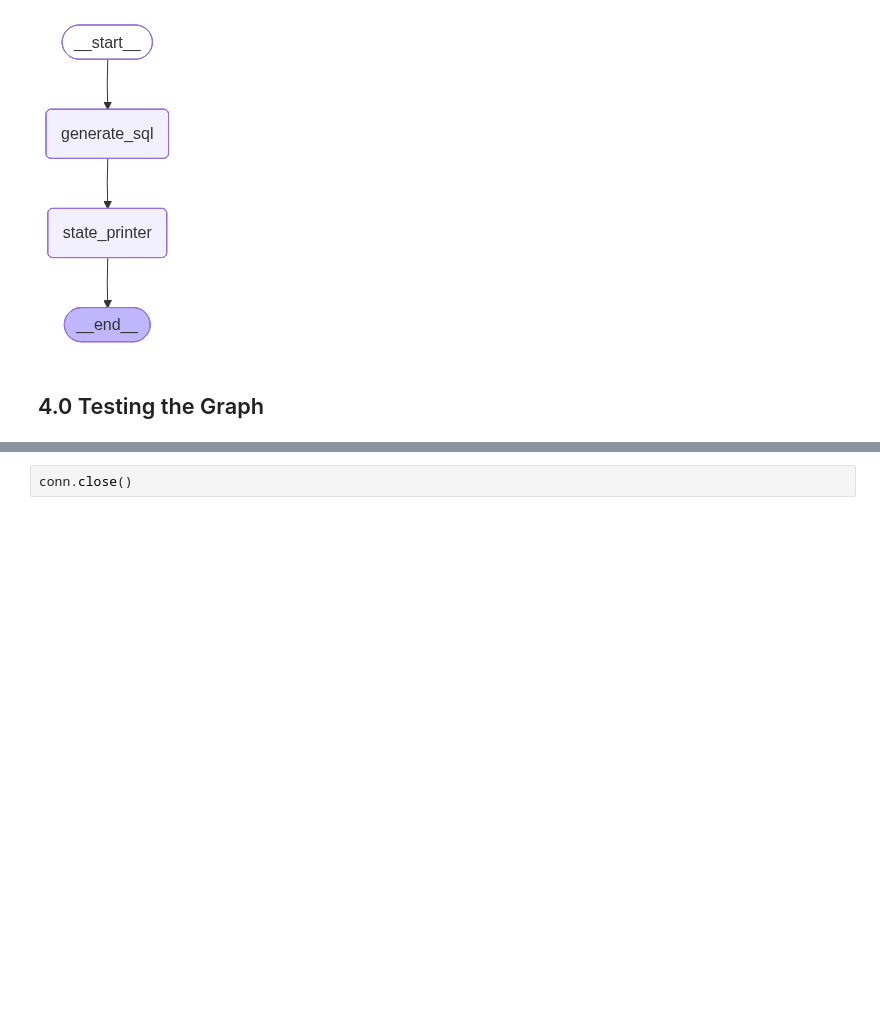
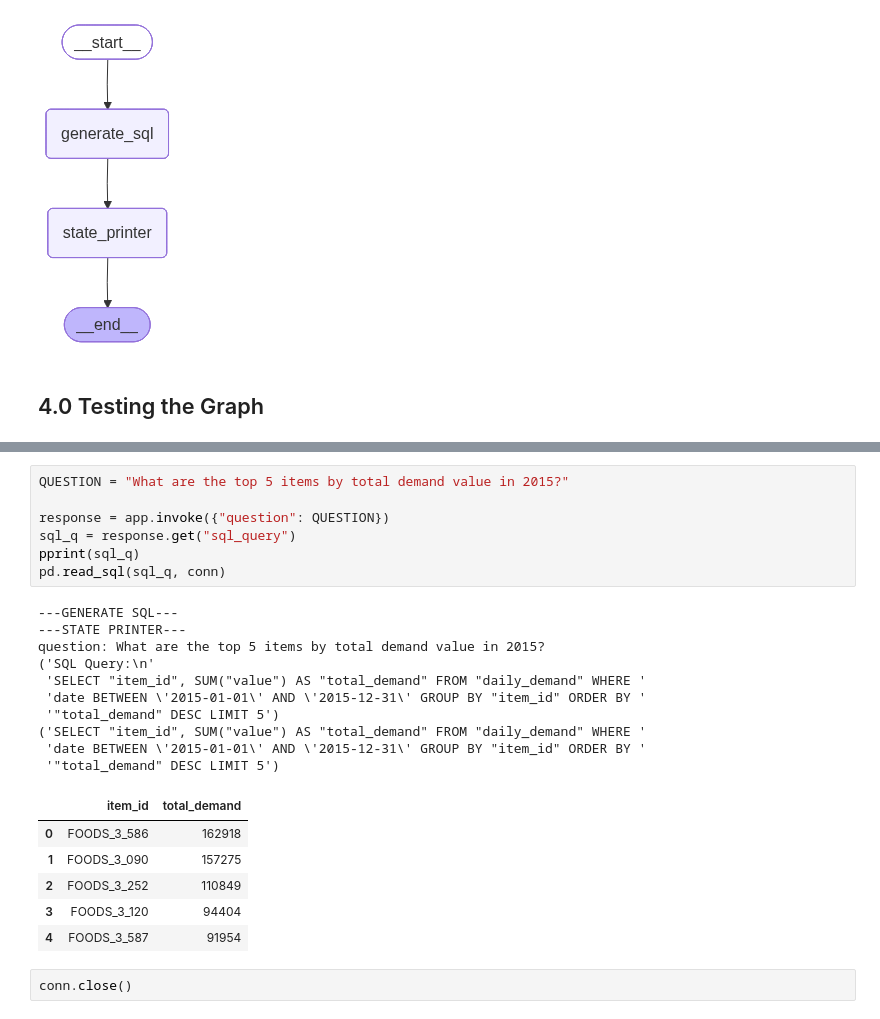
Before and after one commit to juniomata/sql_agent, a Jupyter notebook: notebook/02_sql_agent_langgraph.ipynb, the cells around one changed output, grey strips where cells are left out. Cells and saved outputs as stored; diff of their text form; blank space fills up the shorter version.

```diff
--- a/notebook/02_sql_agent_langgraph.ipynb
+++ b/notebook/02_sql_agent_langgraph.ipynb
@@ -215,2 +227,26 @@ question: What is the average daily demand value per item_id? Return top 15 item
+# %%
+QUESTION = "What are the top 5 items by total demand value in 2015?"
+
+response = app.invoke({"question": QUESTION})
+sql_q = response.get("sql_query")
+pprint(sql_q)
+pd.read_sql(sql_q, conn)
+# %% [output]
+---GENERATE SQL---
+---STATE PRINTER---
+question: What are the top 5 items by total demand value in 2015?
+('SQL Query:\n'
+ 'SELECT "item_id", SUM("value") AS "total_demand" FROM "daily_demand" WHERE '
+ 'date BETWEEN \'2015-01-01\' AND \'2015-12-31\' GROUP BY "item_id" ORDER BY '
+ '"total_demand" DESC LIMIT 5')
+('SELECT "item_id", SUM("value") AS "total_demand" FROM "daily_demand" WHERE '
+ 'date BETWEEN \'2015-01-01\' AND \'2015-12-31\' GROUP BY "item_id" ORDER BY '
+ '"total_demand" DESC LIMIT 5')
+|  | item_id | total_demand |
+| 0 | FOODS_3_586 | 162918 |
+| 1 | FOODS_3_090 | 157275 |
+| 2 | FOODS_3_252 | 110849 |
+| 3 | FOODS_3_120 | 94404 |
+| 4 | FOODS_3_587 | 91954 |
 # %%
 conn.close()
```
Also changed, not shown: parts of 4 cells of this notebook, 10 other files.
